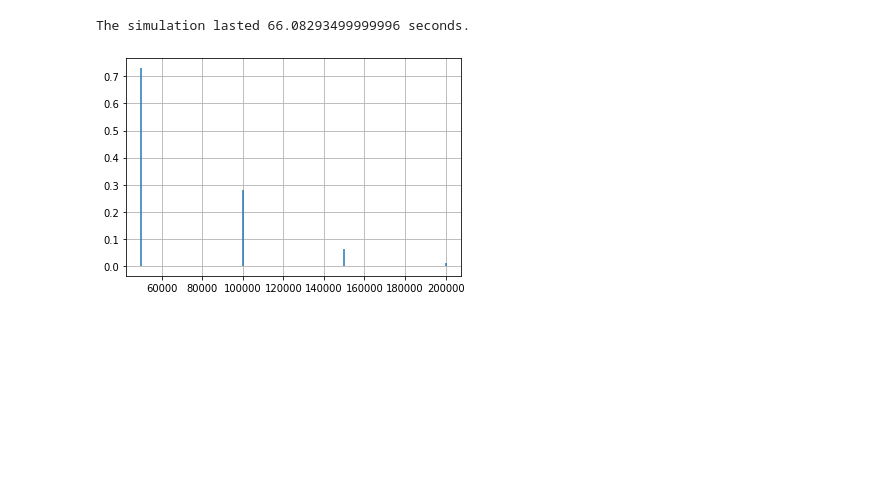
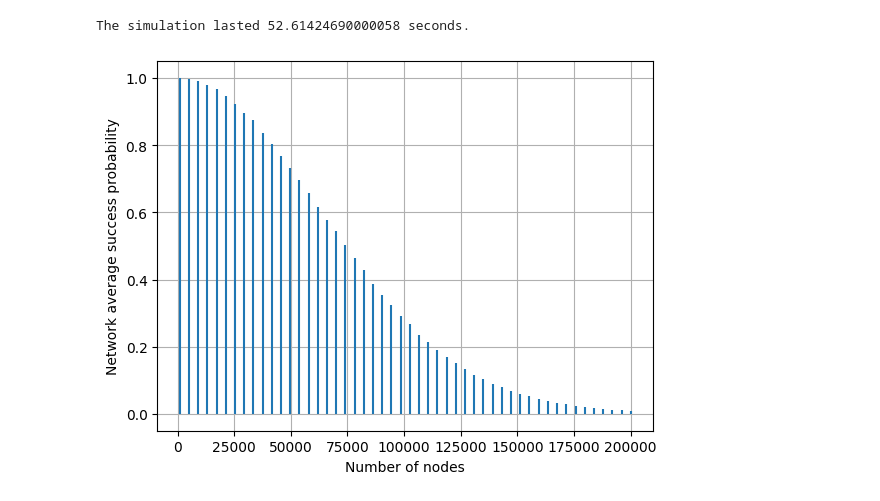
Before and after one commit to Xexell/LR-FHSS-sim, a Jupyter notebook: main.ipynb, the cells around one changed output. Cells and saved outputs as stored; diff of their text form; code cells hidden in the pictures; blank space fills up the shorter version.

```diff
--- a/main.ipynb
+++ b/main.ipynb
@@ -7,22 +7,38 @@ import simpy
-# %%
-nNodes = (np.array([50000, 100000, 150000, 200000])/8).astype(int)
-simTime = 60*60
-loops = 1
-
-start = time.perf_counter()
-success = []
-for n in nNodes:
-    results = Parallel(n_jobs=4) (delayed(run_sim)(n, simTime, seed) for seed in range(0,loops))
-    success.append(np.mean(results))
-
-print(f"The simulation lasted {time.perf_counter()-start} seconds.")
-# %% [output]
-The simulation lasted 66.08293499999996 seconds.
+# %%
+#Number of different number of nodes points (each simulation takes one different)
+nNodes_points = 5
+#Mininum amount of nodes
+nNodes_min = 1000
+#Maximum amount of nodes
+nNodes_max = 200000
+#Number of nodes is divided by 8, as we are simulating one of the 8 grid.
+#As they are random selected, it is a very good approximation to consider one of them only, and it decreases the simulation time.
+#In the end, we multiply this array by 8 if we want to consider the technology total capacity.
+nNodes = np.linspace(nNodes_min, nNodes_max, nNodes_points, dtype=int)//8
+#Simulation time in seconds
+simTime = 60*60
+#Number of simulation loops for each configuration.
+loops = 2
+
+start = time.perf_counter()
+success = []
+#For each number of nodes point, run the simulation "loops" times
+for n in nNodes:
+    #This line runs the simulation loops in paralel, using n_jobs as the number of threads generated.
+    #Consider using a number according to the amount of reseources available to your machine to avoid crashing your system.
+    results = Parallel(n_jobs=2) (delayed(run_sim)(n, simTime, seed) for seed in range(0,loops))
+    #At the moment we only get the network outage probability as results and append the mean of the loops (for better accuracy) to a list.
+    success.append(np.mean(results))
+
+print(f"The simulation lasted {time.perf_counter()-start} seconds.")
+# %% [output]
+The simulation lasted 52.61424690000058 seconds.
 # %%
-import matplotlib.pyplot as plt
-
+#Just a very simple vertical line plot
 plt.vlines(nNodes*8, ymin = 0, ymax = success)
 plt.grid()
+plt.xlabel("Number of nodes")
+plt.ylabel("Network average success probability")
 plt.show()
 # %% [output]
-[figure, old version]
+[figure, new version]
```
Also changed, not shown: parts of 2 cells of this notebook, 3 other files.
